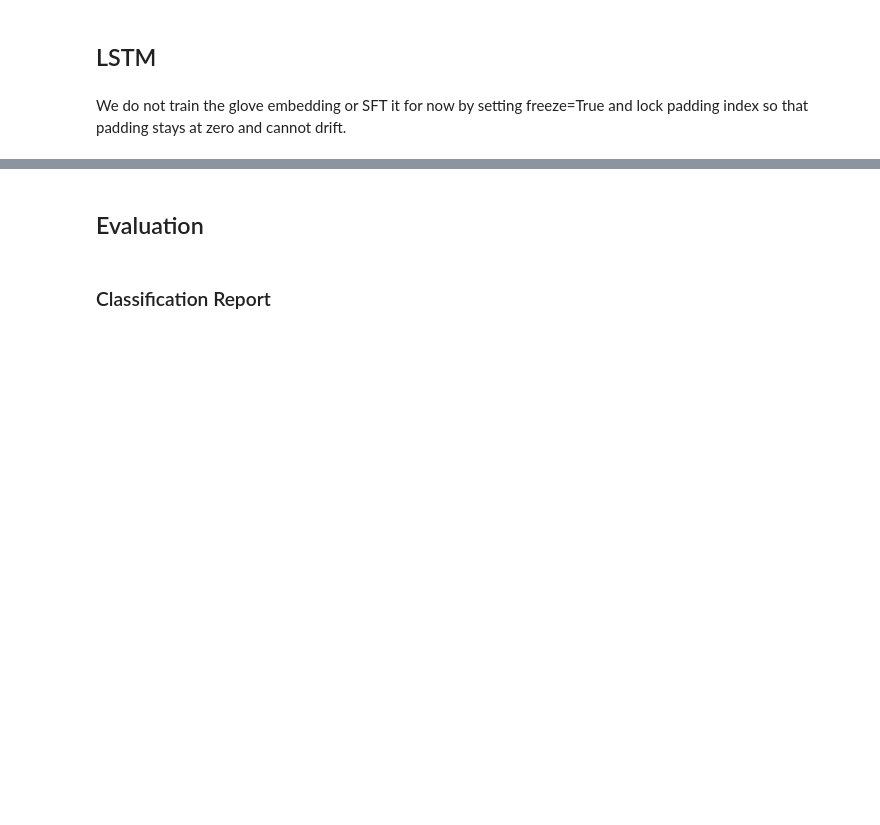
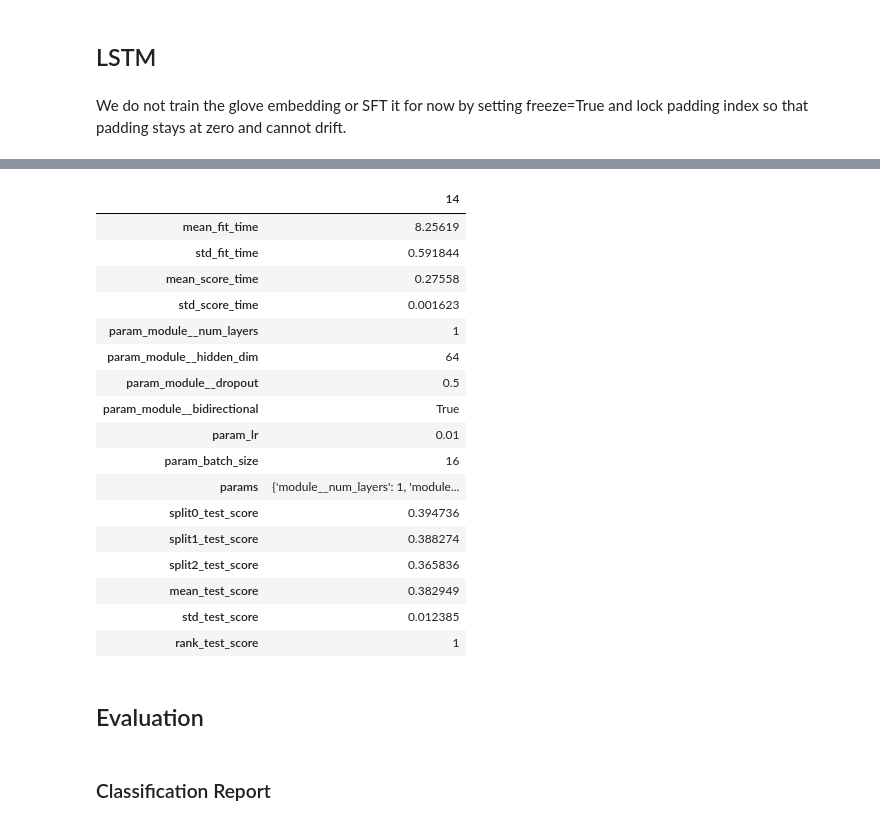
Before and after one commit to foongming/CS5242Project, a Jupyter notebook: lstm.ipynb, the cells around one changed output, grey strips where cells are left out. Cells and saved outputs as stored; diff of their text form; code cells hidden in the pictures; blank space fills up the shorter version.

```diff
--- a/lstm.ipynb
+++ b/lstm.ipynb
@@ -384,3 +452,35 @@ best_net.save_params(f_params='lstm_best.pt')
+# %%
+best_params = search.best_params_
+
+cv_df = pd.DataFrame(search.cv_results_)
+
+# Filter rows that match all best parameters
+mask = pd.Series([True] * len(cv_df))
+for key, value in best_params.items():
+    mask &= cv_df[f'param_{key}'] == value
+
+best_run = cv_df[mask]
+# %%
+best_run.T
+# %% [output]
+|  | 14 |
+| mean_fit_time | 8.25619 |
+| std_fit_time | 0.591844 |
+| mean_score_time | 0.27558 |
+| std_score_time | 0.001623 |
+| param_module__num_layers | 1 |
+| param_module__hidden_dim | 64 |
+| param_module__dropout | 0.5 |
+| param_module__bidirectional | True |
+| param_lr | 0.01 |
+| param_batch_size | 16 |
+| params | {'module__num_layers': 1, 'module... |
+| split0_test_score | 0.394736 |
+| split1_test_score | 0.388274 |
+| split2_test_score | 0.365836 |
+| mean_test_score | 0.382949 |
+| std_test_score | 0.012385 |
+| rank_test_score | 1 |
 # %% [markdown]
 ## Evaluation
 # %% [markdown]
```
Also changed, not shown: parts of 22 cells of this notebook.
